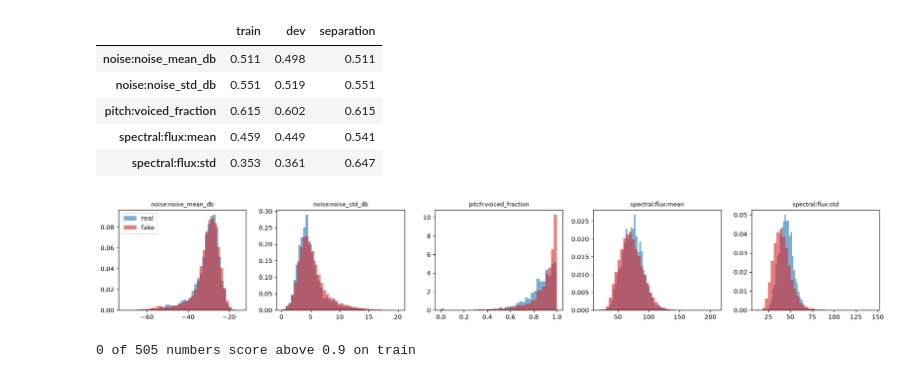
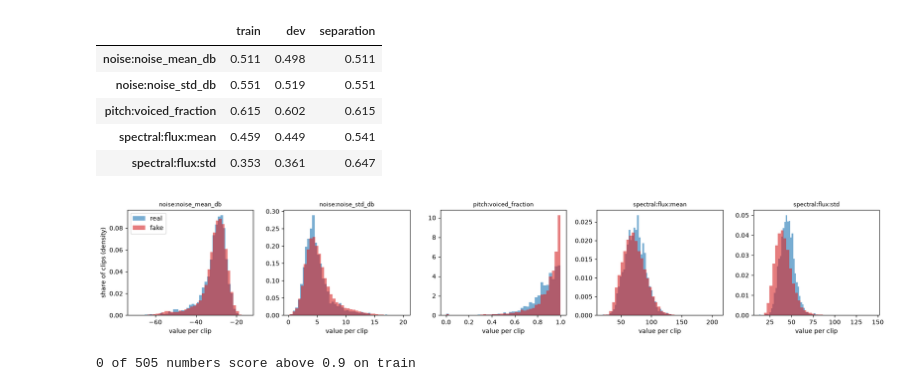
Before and after one commit to SarahMa12/VishingDetector, a Jupyter notebook: notebooks/02_feature_checks.ipynb, the cells around one changed output. Cells and saved outputs as stored; diff of their text form; code cells hidden in the pictures.

```diff
--- a/notebooks/02_feature_checks.ipynb
+++ b/notebooks/02_feature_checks.ipynb
@@ -123,0 +329,14 @@ pd.DataFrame({
+# %%
+fig, axes = plt.subplots(4, 2, figsize=(12, 9), sharex=True)
+for r, name in enumerate(ROW_NAMES["spectral"]):
+    for i, label in enumerate(sample_label):
+        axes[r, label].plot(t, examples["spectral"][i, r], color=COLORS[label], alpha=0.8)
+    axes[r, 0].set_ylabel(name)
+axes[0, REAL].set_title("real (3 clips)")
+axes[0, FAKE].set_title("fake (3 clips)")
+for ax in axes[-1]:
+    ax.set_xlabel("time (s)")
+plt.tight_layout()
+
+# Per clip: average of each row over time
+show_distributions("spectral")
@@ -233,16 +547,18 @@ auc.loc[watch, ["train", "dev", "separation"]].round(3)
 | spectral:flux:mean | 0.459 | 0.449 | 0.541 |
 | spectral:flux:std | 0.353 | 0.361 | 0.647 |
 # %%
-fig, axes = plt.subplots(1, len(watch), figsize=(18, 3))
+fig, axes = plt.subplots(1, len(watch), figsize=(18, 3.3))
 for ax, col in zip(axes, watch):
     for label in (REAL, FAKE):
         vals = summary["train"][col][labels["train"]["label"] == label].dropna()
         ax.hist(vals, bins=40, alpha=0.6, density=True, color=COLORS[label], label=NAMES[label])
     ax.set_title(col, fontsize=9)
+    ax.set_xlabel("value per clip")
+axes[0].set_ylabel("share of clips (density)")
 axes[0].legend()
 plt.tight_layout()
 # %% [output]
-[figure, old version]
+[figure, new version]
 # %%
 suspicious = auc[auc["separation"] > 0.9]
 print(f"{len(suspicious)} of {len(auc)} numbers score above 0.9 on train")
```
Also changed, not shown: parts of 29 cells of this notebook.
